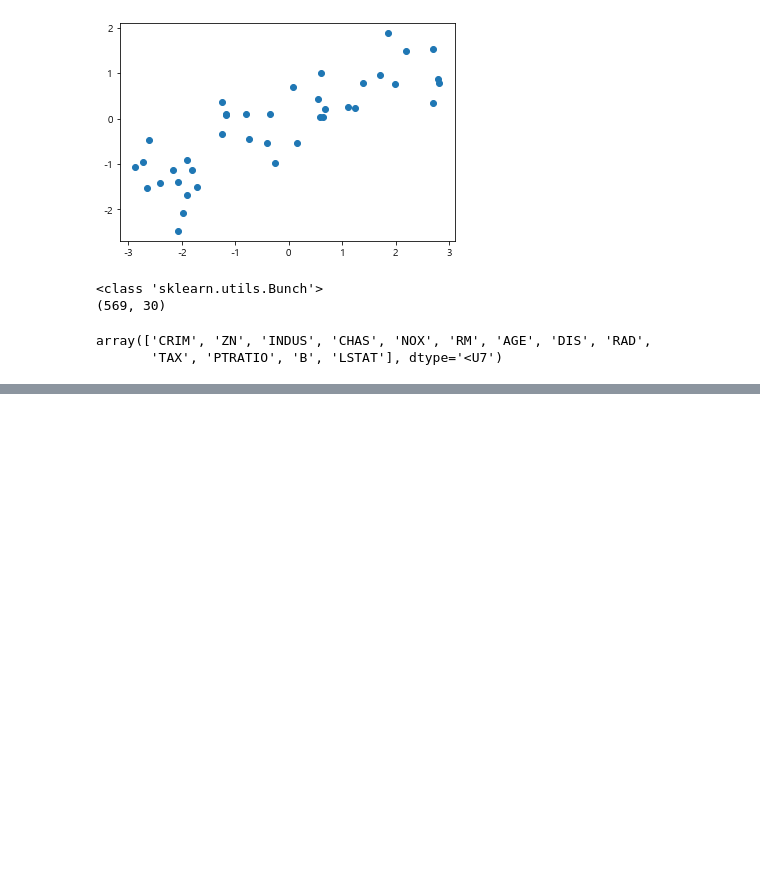
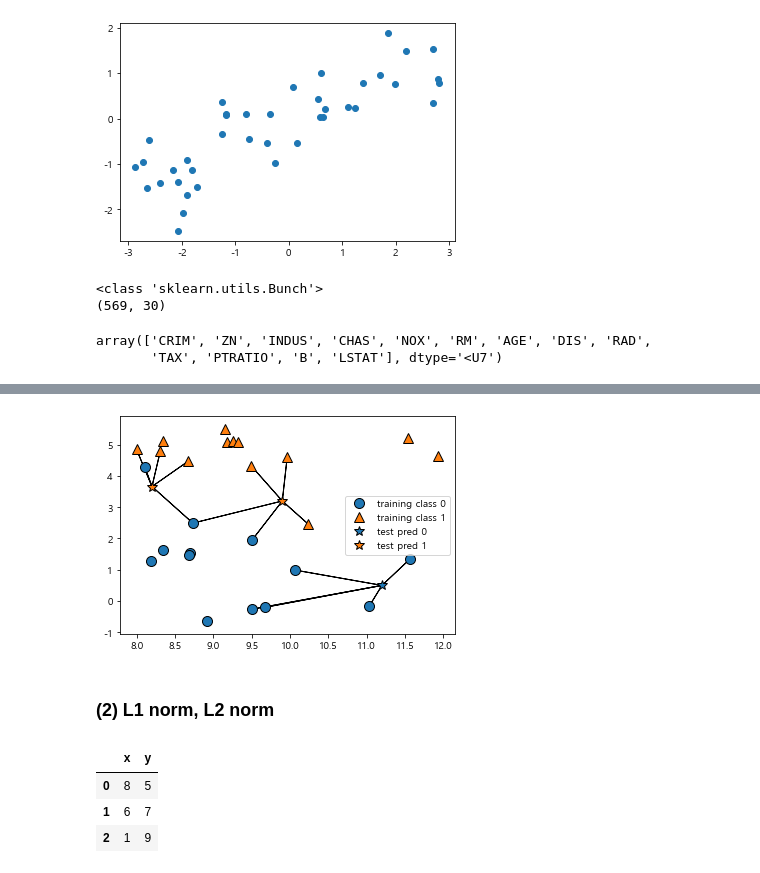
Before and after one commit to NikeLee/pythonwork, a Jupyter notebook: ai/1_샘플 소개, KNN.ipynb, the cells around one changed output, grey strips where cells are left out. Saved outputs shown, nothing was run; the diff lists cells and outputs as text; code cells hidden in the pictures; blank space fills up the shorter version.

```diff
--- a/ai/1_샘플 소개, KNN.ipynb
+++ b/ai/1_샘플 소개, KNN.ipynb
@@ -124,0 +148,15 @@ array(['CRIM', 'ZN', 'INDUS', 'CHAS', 'NOX', 'RM', 'AGE', 'DIS', 'RAD',
+# %%
+mglearn.plots.plot_knn_classification(n_neighbors=5)
+# %% [output]
+[figure, added]
+# %% [markdown]
+### (2) L1 norm, L2 norm
+# %%
+df = pd.DataFrame(np.random.randint(low=1, high=10, size=(3, 2)))
+df.columns = ["x", "y"]
+df
+# %% [output]
+|  | x | y |
+| 0 | 8 | 5 |
+| 1 | 6 | 7 |
+| 2 | 1 | 9 |
```
Also changed, not shown: parts of 35 cells of this notebook.
